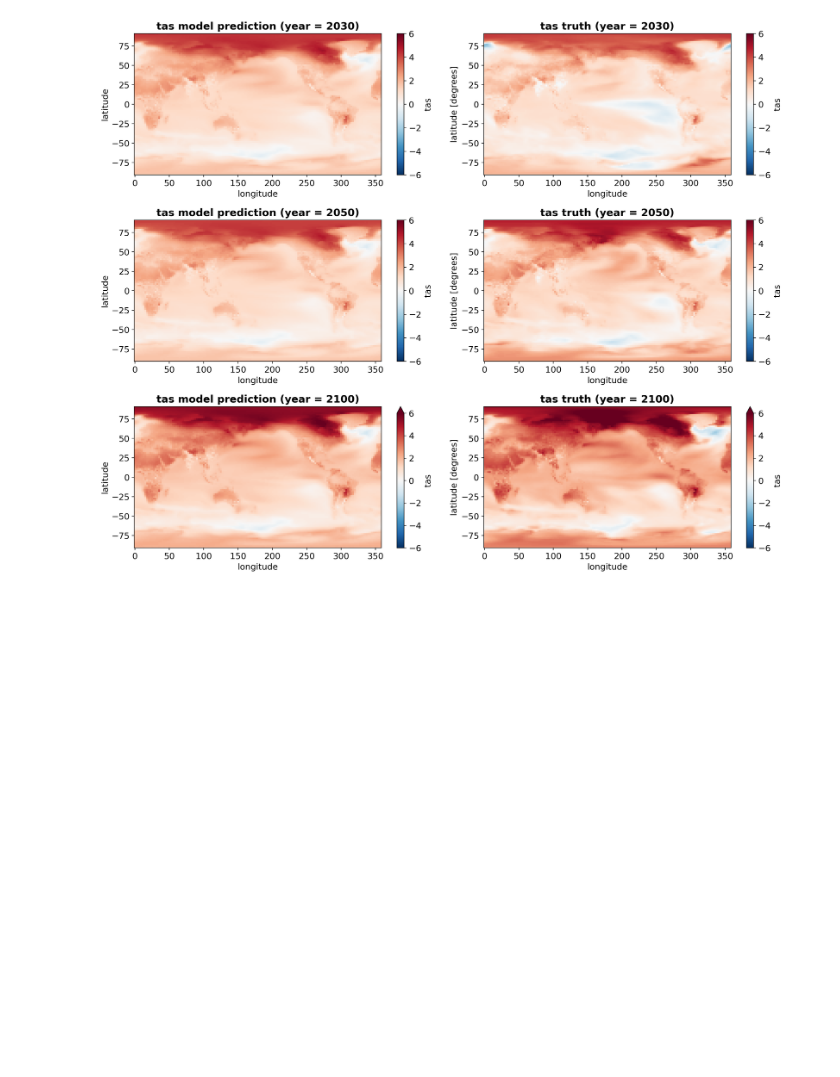
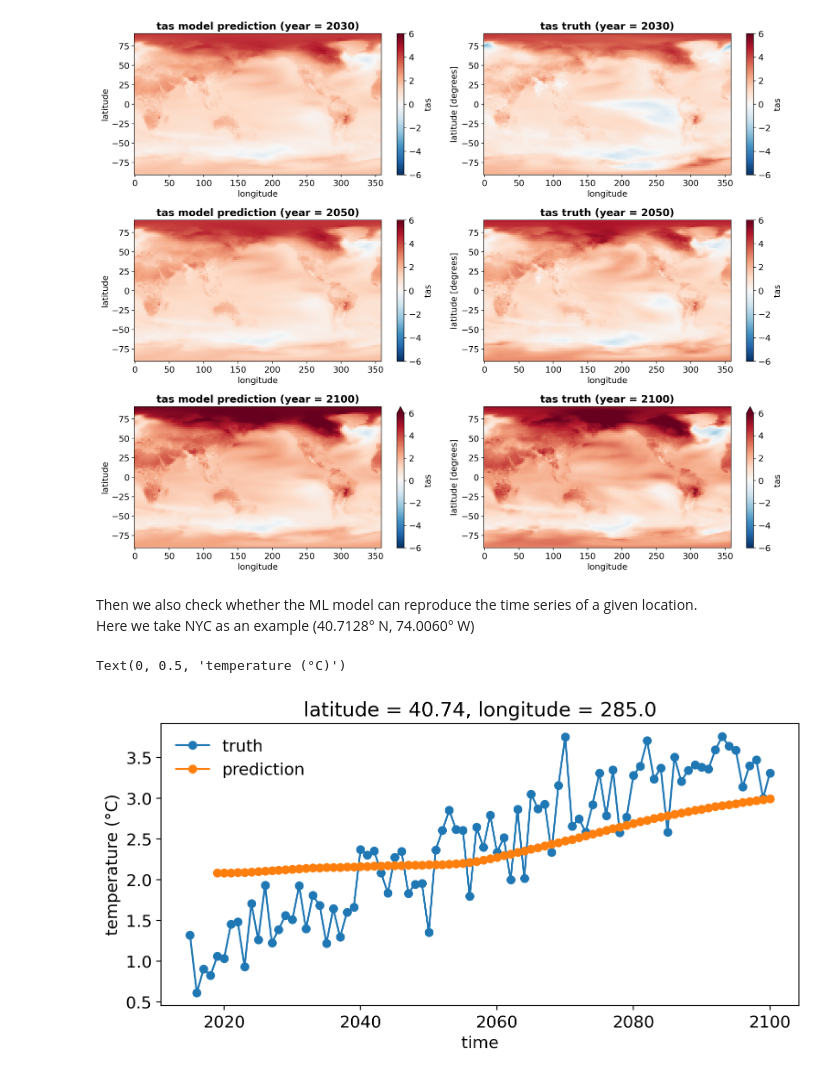
Before and after one commit to leap-stc/EAEE4000_ML_for_Env_Eng_Sci, a Jupyter notebook: ClimateBench_tutorials/LSTM_example.ipynb, the cells around one changed output. Saved outputs shown, nothing was run; the diff lists cells and outputs as text; code cells hidden in the pictures; blank space fills up the shorter version.

```diff
--- a/ClimateBench_tutorials/LSTM_example.ipynb
+++ b/ClimateBench_tutorials/LSTM_example.ipynb
@@ -246,3 +245,18 @@ for i, ax in enumerate(axes.flat):
 plt.tight_layout()
 # %% [output]
 [figure]
+# %% [markdown]
+Then we also check whether the ML model can reproduce the time series of a given location.<br/> Here we take NYC as an example (40.7128° N, 74.0060° W)
+# %%
+lat = 40.7128
+lon = -74.0060%360
+
+fig,ax = plt.subplots(figsize=(9,4))
+y_test_xr.sel(latitude=lat,longitude=lon,method='nearest').tas.plot(marker='o',ax=ax,label='truth')
+y_test_pre.sel(latitude=lat,longitude=lon,method='nearest').tas.plot(marker='o',ax=ax,label='prediction')
+
+ax.legend()
+ax.set_ylabel('temperature (°C)')
+# %% [output]
+Text(0, 0.5, 'temperature (°C)')
+[figure, added]
```
Also changed, not shown: parts of 9 cells of this notebook, 2 other files.
